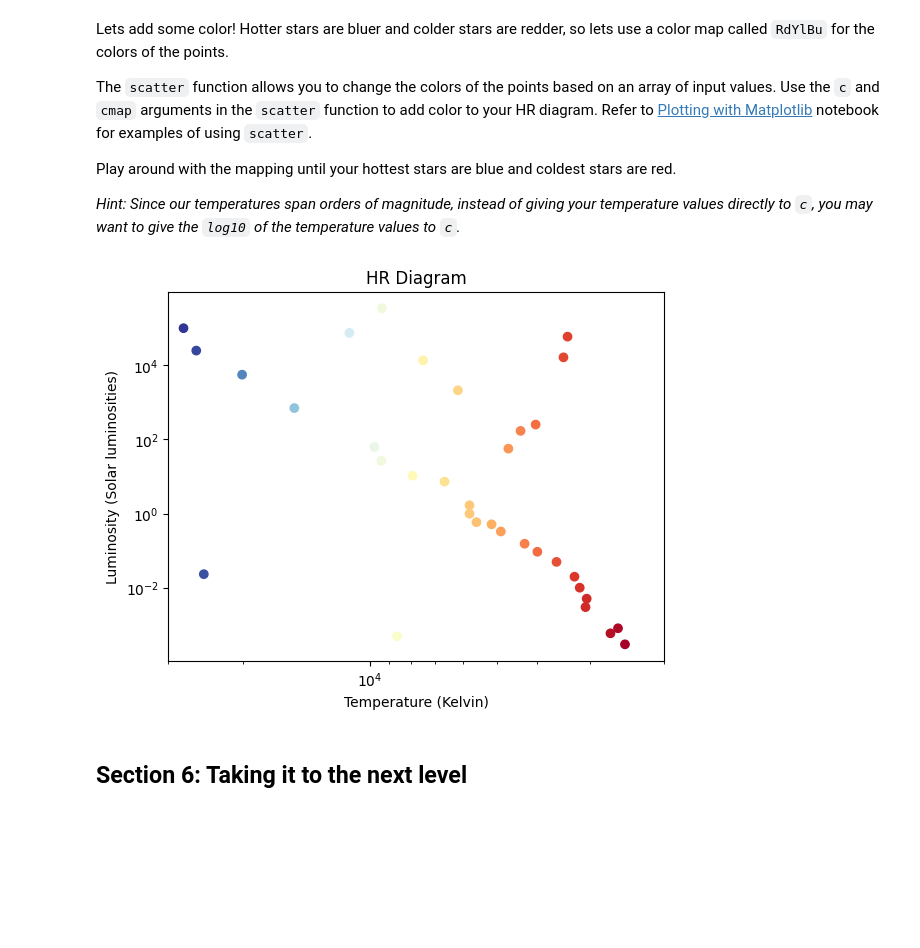
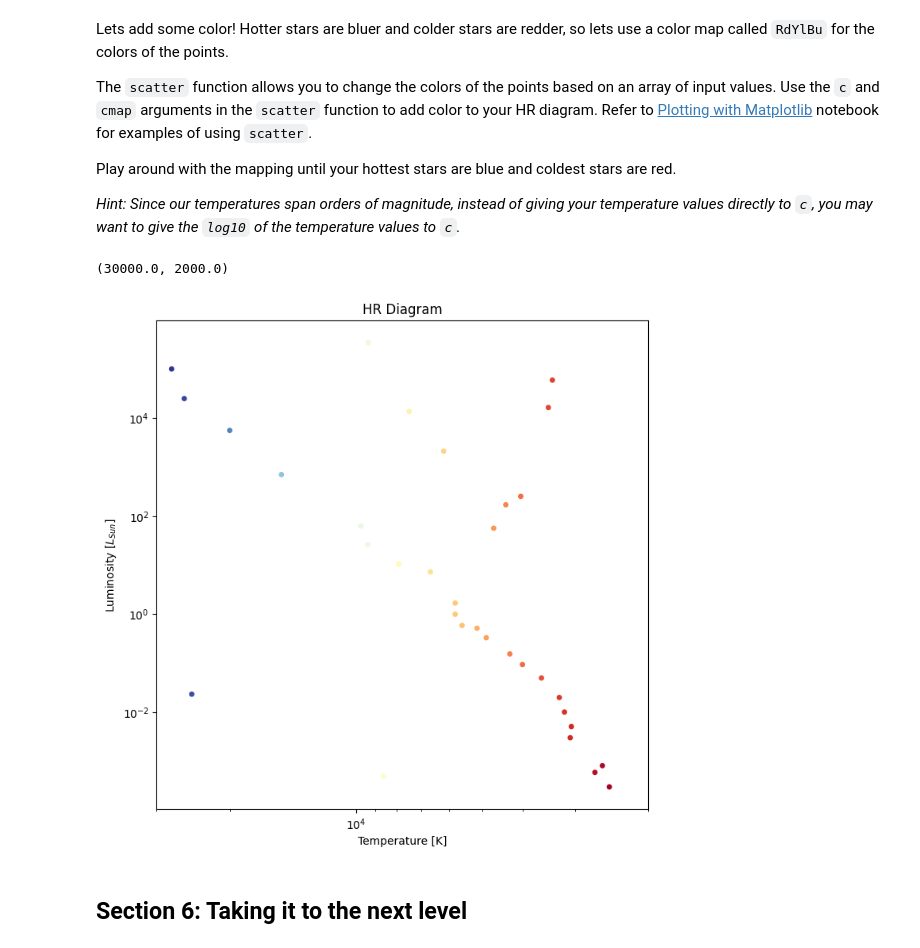
Before and after one commit to CIERA-Northwestern/REACHpy, a Jupyter notebook: Module_2/Challenge_4_HR_Diagram.ipynb, the cells around one changed output. Cells and saved outputs as stored; diff of their text form; code cells hidden in the pictures; blank space fills up the shorter version.

```diff
--- a/Module_2/Challenge_4_HR_Diagram.ipynb
+++ b/Module_2/Challenge_4_HR_Diagram.ipynb
@@ -125,28 +172,21 @@ The `scatter` function allows you to change the colors of the points based on an
 Play around with the mapping until your hottest stars are blue and coldest stars are red.
 
 *Hint: Since our temperatures span orders of magnitude, instead of giving your temperature values directly to `c`, you may want to give the `log10` of the temperature values to `c`.*
-# %%
-import matplotlib
-cm = matplotlib.colormaps['RdYlBu']
-
-# Plot the data
-plt.scatter(temperature, luminosity, c=np.log10(temperature), cmap=cm)
-
-# Create title
-plt.title('HR Diagram')
-
-# Create x, y labels with units.
-plt.xlabel('Temperature (Kelvin)')
-plt.ylabel('Luminosity (Solar luminosities)')
-
-# Change limits
-plt.xlim([3e4, 2e3])
-
-# Change to logarithmic scales
-plt.xscale('log')
-plt.yscale('log')
-# %% [output]
-[figure, removed]
+# %%
+from matplotlib import colormaps
+cm = colormaps['RdYlBu']  ##This is the color map for the stars
+
+plt.figure(figsize=(8,8))
+plt.scatter(T_HR, L_HR, c = np.log10(T_HR),cmap = cm, s=15)
+plt.xlabel('Temperature [K]')
+plt.ylabel('Luminosity [$L_{Sun}$]')
+plt.title('HR Diagram')
+plt.xscale('log')
+plt.yscale('log')
+plt.xlim([3e4,2e3])
+# %% [output]
+(30000.0, 2000.0)
+[figure, added]
 # %% [markdown]
 ## Section 6: Taking it to the next level
 # %% [markdown]
```
Also changed, not shown: parts of 15 cells of this notebook, 7 other files.
